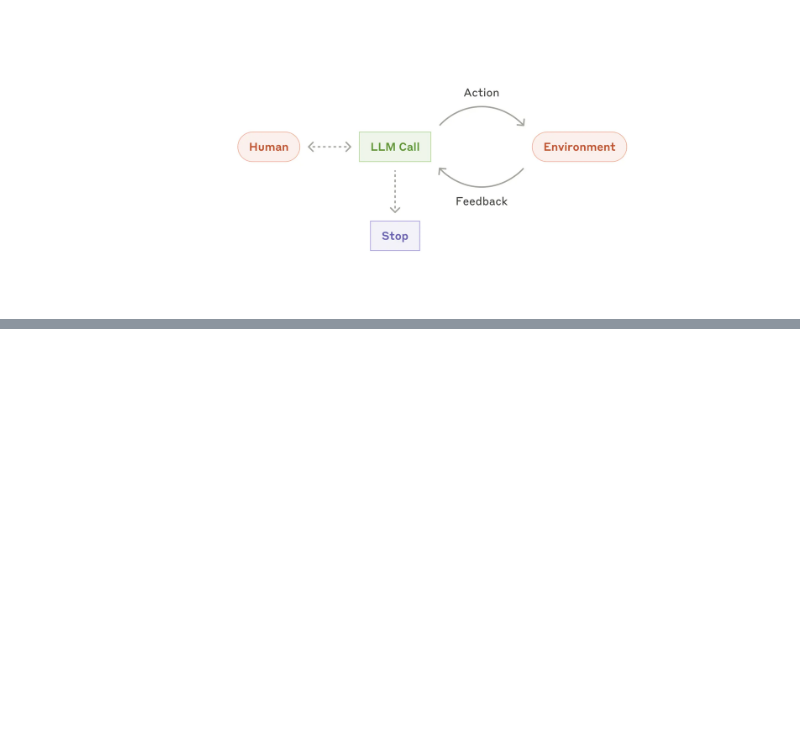
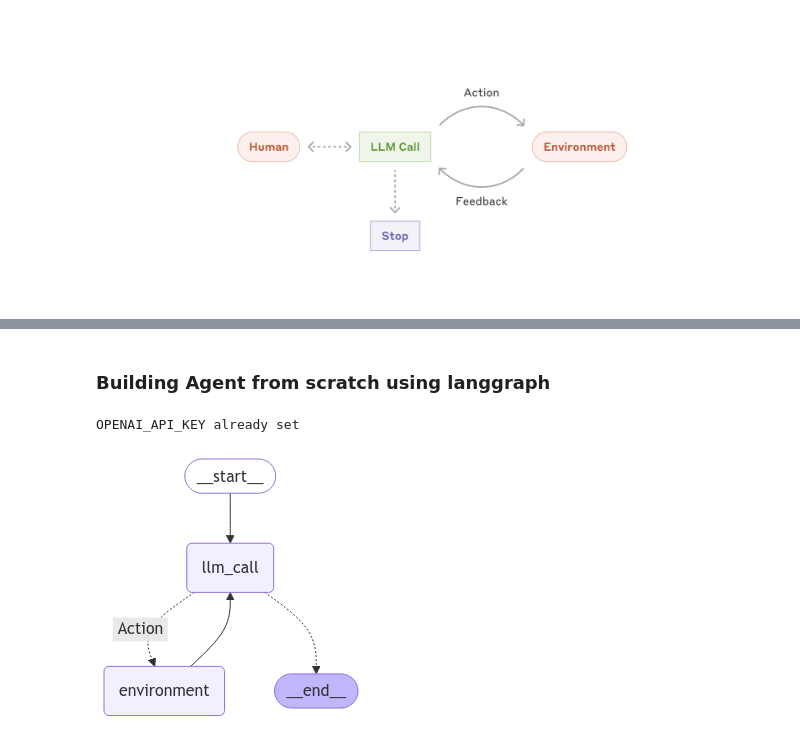
Before and after one commit to sumit-kushwah/langchain-learn, a Jupyter notebook: building-effective-agents-langgraph/Agent.ipynb, the cells around one changed output, grey strips where cells are left out. Saved outputs shown, nothing was run; the diff lists cells and outputs as text; code cells hidden in the pictures; blank space fills up the shorter version.

Commit message:
Agent implmetation using langgraph

```diff
--- a/building-effective-agents-langgraph/Agent.ipynb
+++ b/building-effective-agents-langgraph/Agent.ipynb
@@ -14,3 +14,21 @@ A coding Agent to resolve SWE-bench tasks, which involve edits to many files bas
 Our “computer use” reference implementation, where Claude uses a computer to accomplish tasks.
 
 ![image.png](attachment:image.png)
+# %% [markdown]
+### Building Agent from scratch using langgraph
+# %%
+import os, getpass
+
+def _set_env(var: str):
+    if not os.environ.get(var):
+        os.environ[var] = getpass.getpass(f"Enter {var}: ")
+    else:
+        print(f"{var} already set")
+
+_set_env("OPENAI_API_KEY")
+
+from langchain_openai import ChatOpenAI
+
+llm = ChatOpenAI(model="gpt-4o-mini")
+# %% [output]
+OPENAI_API_KEY already set
@@ -16,0 +59,4 @@ Our “computer use” reference implementation, where Claude uses a computer to
+# %%
+tools = [multiply, add, subtract, divide]
+tools_by_name = {tool.name: tool for tool in tools}
+llm_with_tools = llm.bind_tools(tools)
@@ -16,0 +106,22 @@ Our “computer use” reference implementation, where Claude uses a computer to
+# %%
+from langgraph.graph import StateGraph, START, END
+from IPython.display import Image, display
+
+workflow = StateGraph(MessagesState)
+
+workflow.add_node('llm_call', llm_call)
+workflow.add_node('environment', tool_node)
+
+workflow.add_edge(START, 'llm_call')
+workflow.add_conditional_edges('llm_call', should_continue, {
+    "Action": 'environment',
+    END: END
+})
+
+workflow.add_edge('environment', 'llm_call')
+
+chain = workflow.compile()
+
+display(Image(chain.get_graph(xray=True).draw_mermaid_png()))
+# %% [output]
+[figure, added]
```
Also changed, not shown: parts of 6 cells of this notebook.
